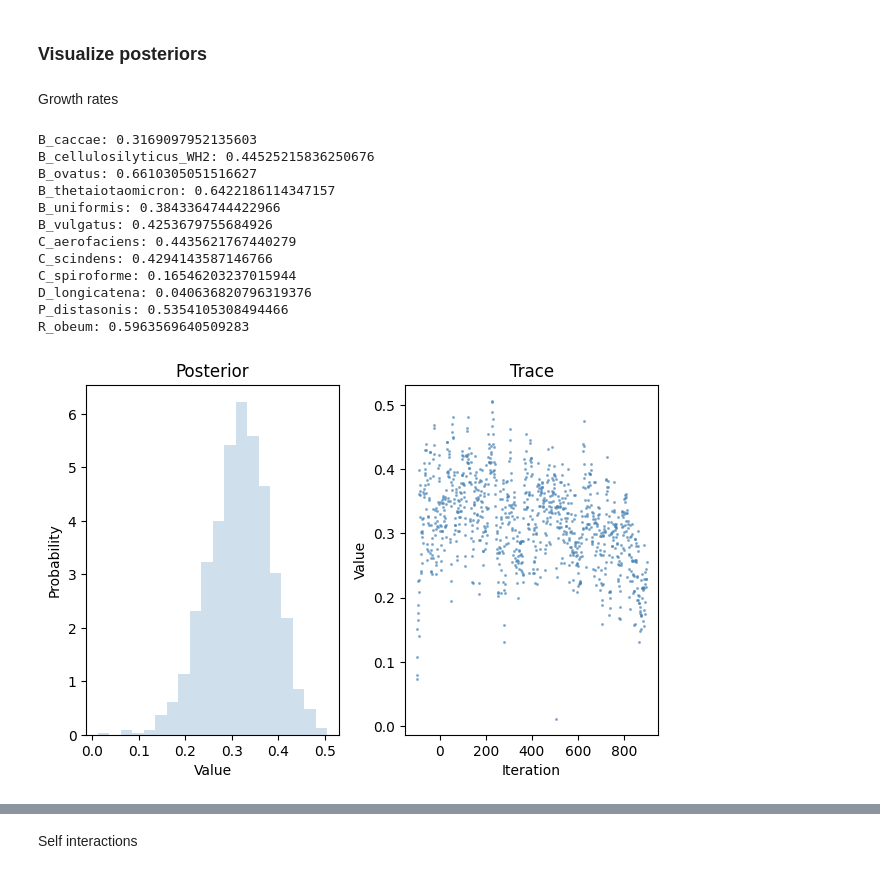
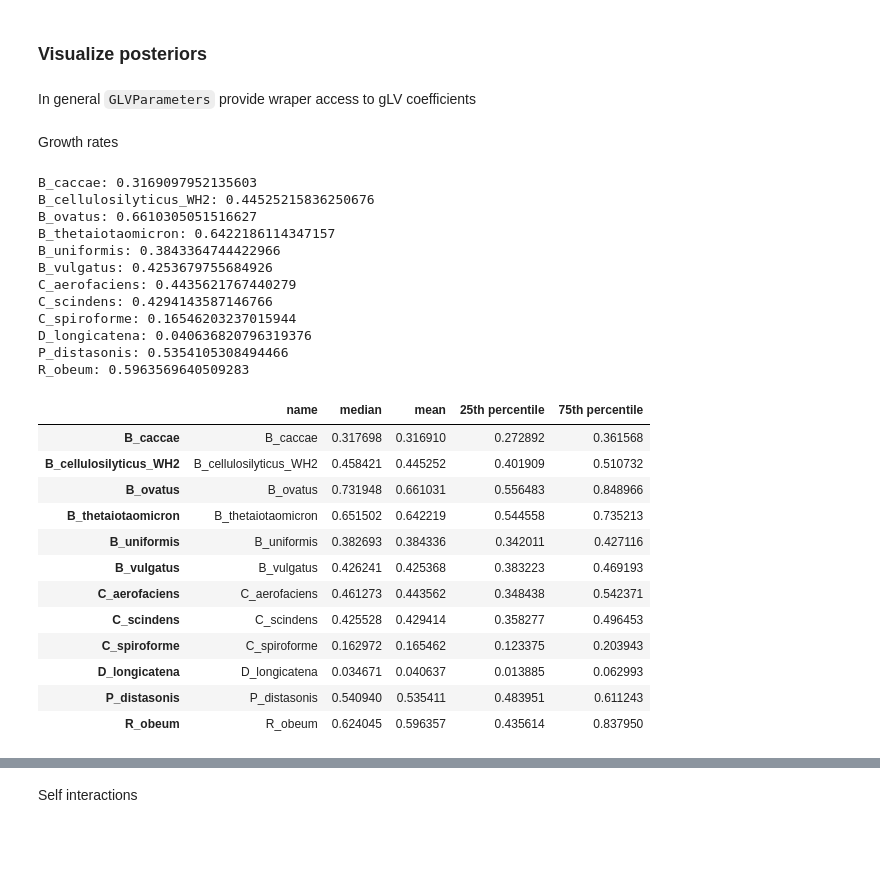
Before and after one commit to alejandrocs98/masters-thesis, a Jupyter notebook: mdsine2_mcnulty_lf0.ipynb, the cells around one changed output, grey strips where cells are left out. Saved outputs shown, nothing was run; the diff lists cells and outputs as text; code cells hidden in the pictures; blank space fills up the shorter version.

Commit message:
Understanding GLVParameters wraper class

```diff
--- a/mdsine2_mcnulty_lf0.ipynb
+++ b/mdsine2_mcnulty_lf0.ipynb
@@ -238,35 +238,46 @@ Self Interactions:
 [INFO] Denormalizing the parameters
 # %% [markdown]
 ### Visualize posteriors
+# %% [markdown]
+In general `GLVParameters` provide wraper access to gLV coefficients
 # %% [markdown]
 Growth rates
 # %%
 # Get the trace of the growth rates {names.py, config.py, posterior.py}
 growth_lf0_s0 = mcmc_lf0_s0.graph[STRNAMES.GROWTH_VALUE]
-growth_rates_trace_lf0_s0 = growth_lf0_s0.get_trace_from_disk(section='entire')
 
 # Get the mean of the growth rates for each taxa {pylab/variables.py}
-growth_rates_mean_lf0_s0 = md2.summary(growth_lf0_s0)['mean']
-for i in range(growth_rates_mean_lf0_s0.shape[0]):
-    print(f'{mcnulty_lf0.taxa[i].name}: {growth_rates_mean_lf0_s0[i]}')
+growth_mean_lf0_s0 = md2.summary(growth_lf0_s0)['mean']
+for i in range(growth_mean_lf0_s0.shape[0]):
+    print(f'{mcnulty_lf0.taxa[i].name}: {growth_mean_lf0_s0[i]}')
 
-# Visualize trace for the first taxa {visualization.py}
-md2.visualization.render_trace(         # Visualizes the Trace of a random variable
-    growth_rates_trace_lf0_s0[:,0],     # Trace of the growth rates for the first taxa
-    n_burnin=100                        # Tells how big the burnin array is
+# Render the traces in the folder basepath. Makes a pandas.DataFrame table where the index is the Taxa name in taxa_formatter
+growth_lf0_s0.visualize(
+    basepath_s0             # Loction to write the files to
 )
-plt.show()
 # %% [output]
 B_caccae: 0.3169097952135603
 B_cellulosilyticus_WH2: 0.44525215836250676
 B_ovatus: 0.6610305051516627
 B_thetaiotaomicron: 0.6422186114347157
 B_uniformis: 0.3843364744422966
 B_vulgatus: 0.4253679755684926
 C_aerofaciens: 0.4435621767440279
 C_scindens: 0.4294143587146766
 C_spiroforme: 0.16546203237015944
 D_longicatena: 0.040636820796319376
 P_distasonis: 0.5354105308494466
 R_obeum: 0.5963569640509283
-[figure, removed]
+|  | name | median | mean | 25th percentile | 75th percentile |
+| B_caccae | B_caccae | 0.317698 | 0.316910 | 0.272892 | 0.361568 |
+| B_cellulosilyticus_WH2 | B_cellulosilyticus_WH2 | 0.458421 | 0.445252 | 0.401909 | 0.510732 |
+| B_ovatus | B_ovatus | 0.731948 | 0.661031 | 0.556483 | 0.848966 |
+| B_thetaiotaomicron | B_thetaiotaomicron | 0.651502 | 0.642219 | 0.544558 | 0.735213 |
+| B_uniformis | B_uniformis | 0.382693 | 0.384336 | 0.342011 | 0.427116 |
+| B_vulgatus | B_vulgatus | 0.426241 | 0.425368 | 0.383223 | 0.469193 |
+| C_aerofaciens | C_aerofaciens | 0.461273 | 0.443562 | 0.348438 | 0.542371 |
+| C_scindens | C_scindens | 0.425528 | 0.429414 | 0.358277 | 0.496453 |
+| C_spiroforme | C_spiroforme | 0.162972 | 0.165462 | 0.123375 | 0.203943 |
+| D_longicatena | D_longicatena | 0.034671 | 0.040637 | 0.013885 | 0.062993 |
+| P_distasonis | P_distasonis | 0.540940 | 0.535411 | 0.483951 | 0.611243 |
+| R_obeum | R_obeum | 0.624045 | 0.596357 | 0.435614 | 0.837950 |
```
Also changed, not shown: parts of 22 cells of this notebook, 31 other files.
